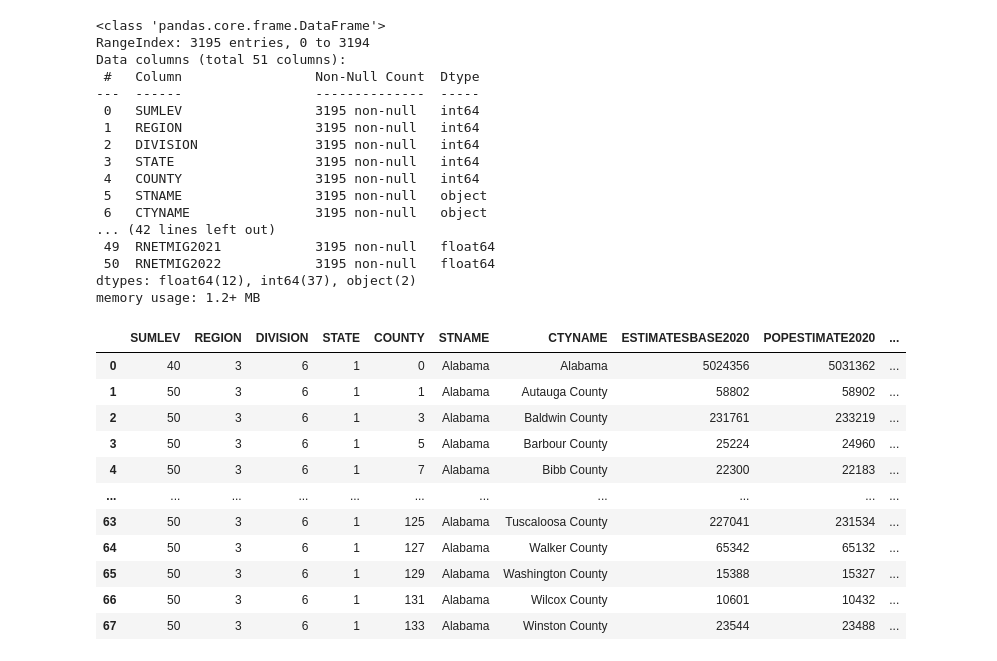
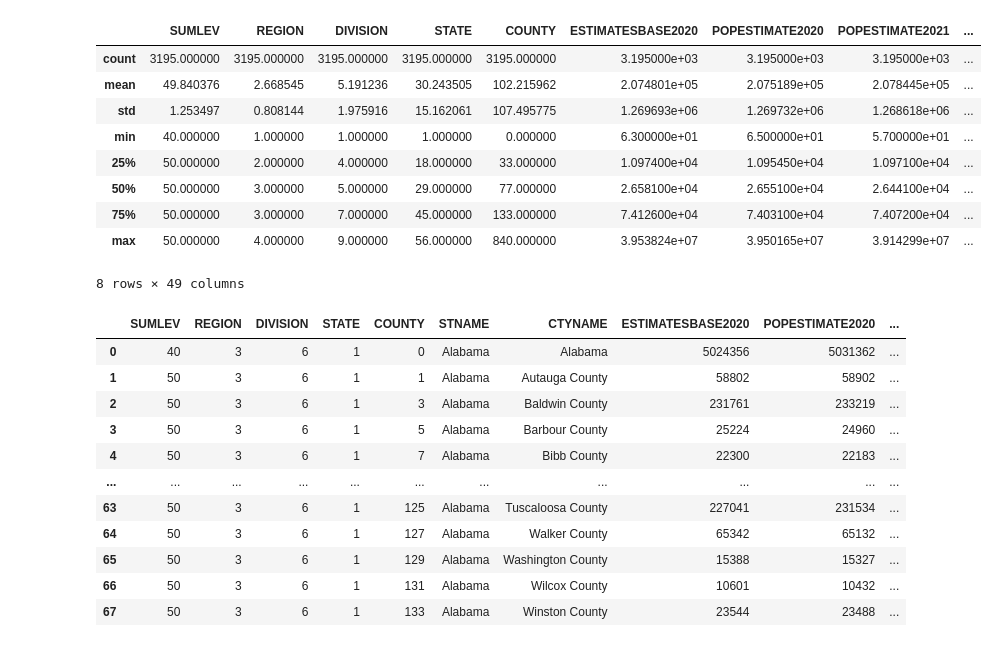
Before and after one commit to cjvillar/DATA_GOV, a Jupyter notebook: note_books/c0-est2022.ipynb, the cells around one changed output. Drawn from its saved outputs; the diff is of its cells as text; code cells hidden in the pictures.

```diff
--- a/note_books/c0-est2022.ipynb
+++ b/note_books/c0-est2022.ipynb
@@ -1,35 +1,27 @@
 # %%
 #data from https://www.census.gov/data/datasets/time-series/demo/popest/2020s-counties-total.html
 
 # import pandas lib
 import pandas as pd
-
 #get data
 data_file = '/Users/chrisv/data_gov/data/co-est2022-alldata.csv'
 
 #read into pandas
 data = pd.read_csv(data_file)
 
-#check data loaded
-data.info()
+#check data loaded, use the describe method so that we can see some genrated stats on the data
+data.describe()
 # %% [output]
+|  | SUMLEV | REGION | DIVISION | STATE | COUNTY | ESTIMATESBASE2020 | POPESTIMATE2020 | POPESTIMATE2021 | ... |
+| count | 3195.000000 | 3195.000000 | 3195.000000 | 3195.000000 | 3195.000000 | 3.195000e+03 | 3.195000e+03 | 3.195000e+03 | ... |
+| mean | 49.840376 | 2.668545 | 5.191236 | 30.243505 | 102.215962 | 2.074801e+05 | 2.075189e+05 | 2.078445e+05 | ... |
+| std | 1.253497 | 0.808144 | 1.975916 | 15.162061 | 107.495775 | 1.269693e+06 | 1.269732e+06 | 1.268618e+06 | ... |
+| min | 40.000000 | 1.000000 | 1.000000 | 1.000000 | 0.000000 | 6.300000e+01 | 6.500000e+01 | 5.700000e+01 | ... |
+| 25% | 50.000000 | 2.000000 | 4.000000 | 18.000000 | 33.000000 | 1.097400e+04 | 1.095450e+04 | 1.097100e+04 | ... |
+| 50% | 50.000000 | 3.000000 | 5.000000 | 29.000000 | 77.000000 | 2.658100e+04 | 2.655100e+04 | 2.644100e+04 | ... |
+| 75% | 50.000000 | 3.000000 | 7.000000 | 45.000000 | 133.000000 | 7.412600e+04 | 7.403100e+04 | 7.407200e+04 | ... |
+| max | 50.000000 | 4.000000 | 9.000000 | 56.000000 | 840.000000 | 3.953824e+07 | 3.950165e+07 | 3.914299e+07 | ... |
-<class 'pandas.core.frame.DataFrame'>
-RangeIndex: 3195 entries, 0 to 3194
-Data columns (total 51 columns):
- #   Column                 Non-Null Count  Dtype
----  ------                 --------------  -----
- 0   SUMLEV                 3195 non-null   int64
- 1   REGION                 3195 non-null   int64
- 2   DIVISION               3195 non-null   int64
- 3   STATE                  3195 non-null   int64
- 4   COUNTY                 3195 non-null   int64
- 5   STNAME                 3195 non-null   object
- 6   CTYNAME                3195 non-null   object
-... (42 lines left out)
- 49  RNETMIG2021            3195 non-null   float64
- 50  RNETMIG2022            3195 non-null   float64
-dtypes: float64(12), int64(37), object(2)
-memory usage: 1.2+ MB
+8 rows × 49 columns
 # %%
 
 #SELECT rows where COLOMN IS VALUE
```
Also changed, not shown: parts of 4 cells of this notebook.
